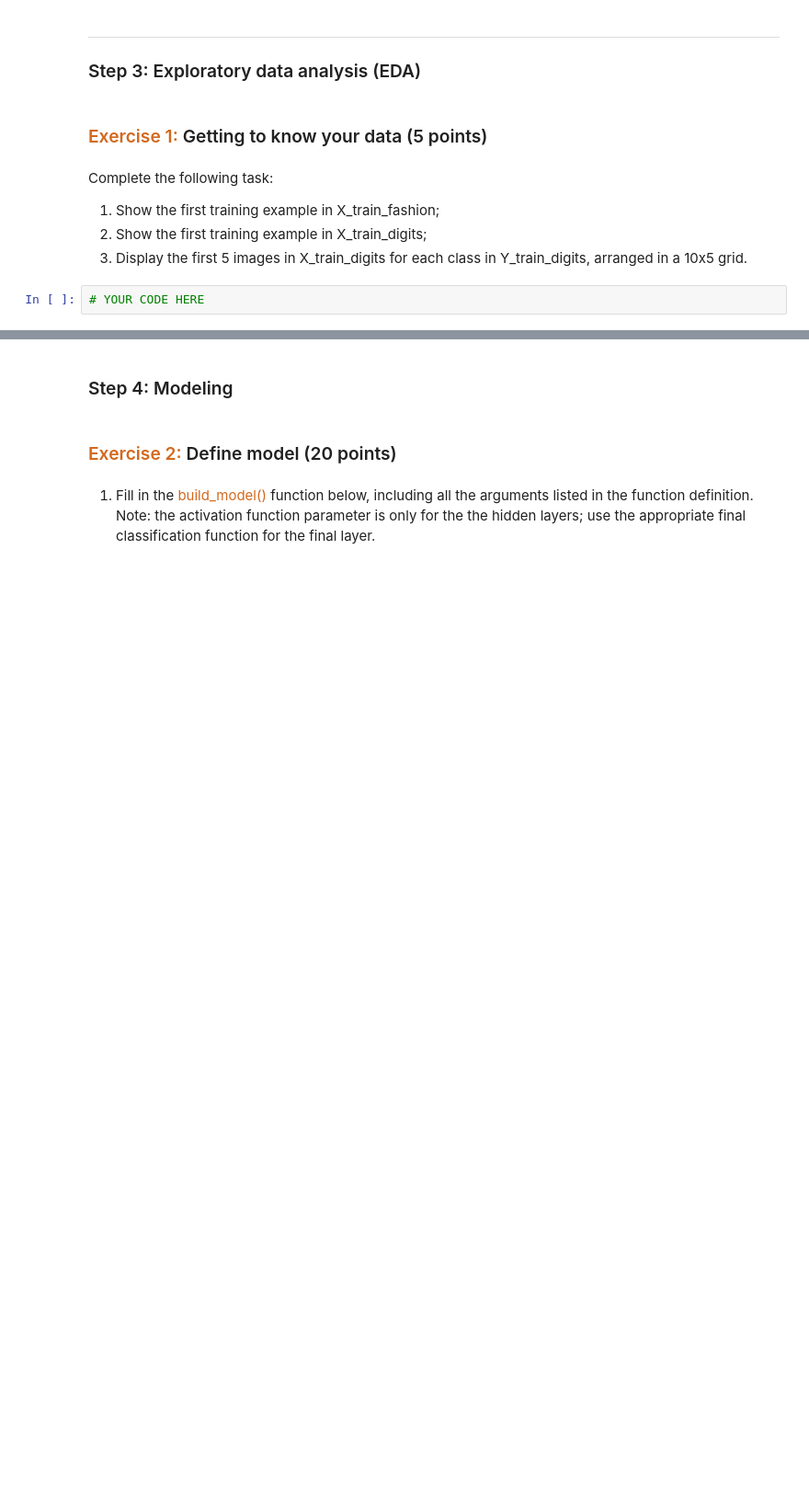
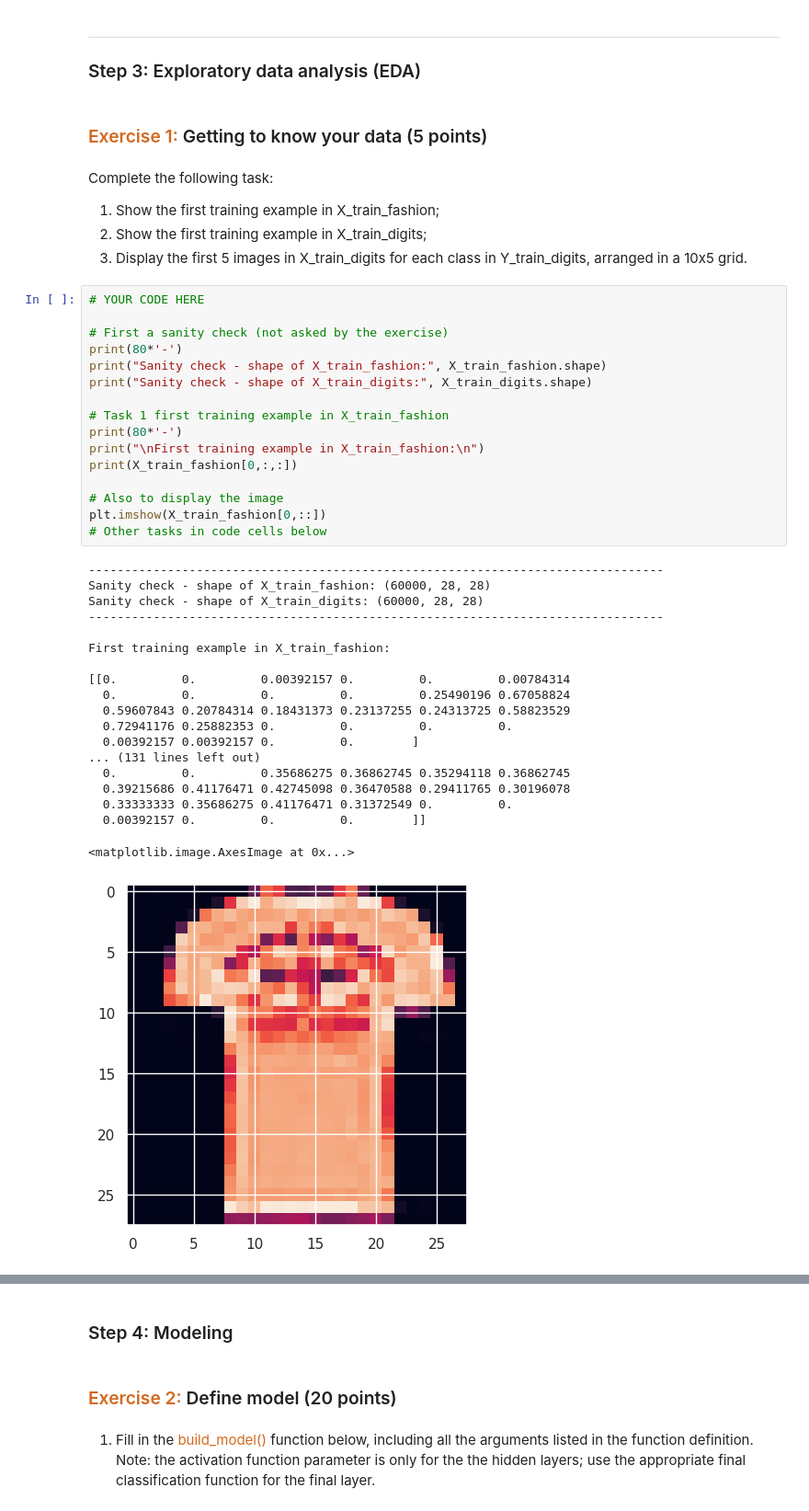
Before and after one commit to dabingougou/207, a Jupyter notebook: week_6/06 Neural Networks.ipynb, the cells around one changed output, grey strips where cells are left out. Shown: that part at 92% size. Saved outputs shown, nothing was run; the diff lists cells and outputs as text; blank space fills up the shorter version.

```diff
--- a/week_6/06 Neural Networks.ipynb
+++ b/week_6/06 Neural Networks.ipynb
@@ -96,5 +105,39 @@ Complete the following task:
 1. Show the first training example in X_train_fashion;
 2. Show the first training example in X_train_digits;
 3. Display the first 5 images in X_train_digits for each class in Y_train_digits, arranged in a 10x5 grid.
-# %%
-# YOUR CODE HERE
+# %%
+# YOUR CODE HERE
+
+# First a sanity check (not asked by the exercise)
+print(80*'-')
+print("Sanity check - shape of X_train_fashion:", X_train_fashion.shape)
+print("Sanity check - shape of X_train_digits:", X_train_digits.shape)
+
+# Task 1 first training example in X_train_fashion
+print(80*'-')
+print("\nFirst training example in X_train_fashion:\n")
+print(X_train_fashion[0,:,:])
+
+# Also to display the image
+plt.imshow(X_train_fashion[0,::])
+# Other tasks in code cells below
+# %% [output]
+--------------------------------------------------------------------------------
+Sanity check - shape of X_train_fashion: (60000, 28, 28)
+Sanity check - shape of X_train_digits: (60000, 28, 28)
+--------------------------------------------------------------------------------
+
+First training example in X_train_fashion:
+
+[[0.         0.         0.00392157 0.         0.         0.00784314
+  0.         0.         0.         0.         0.25490196 0.67058824
+  0.59607843 0.20784314 0.18431373 0.23137255 0.24313725 0.58823529
+  0.72941176 0.25882353 0.         0.         0.         0.
+  0.00392157 0.00392157 0.         0.        ]
+... (131 lines left out)
+  0.         0.         0.35686275 0.36862745 0.35294118 0.36862745
+  0.39215686 0.41176471 0.42745098 0.36470588 0.29411765 0.30196078
+  0.33333333 0.35686275 0.41176471 0.31372549 0.         0.
+  0.00392157 0.         0.         0.        ]]
+<matplotlib.image.AxesImage at 0x...>
+[figure, added]
```
Also changed, not shown: parts of 20 cells of this notebook.
